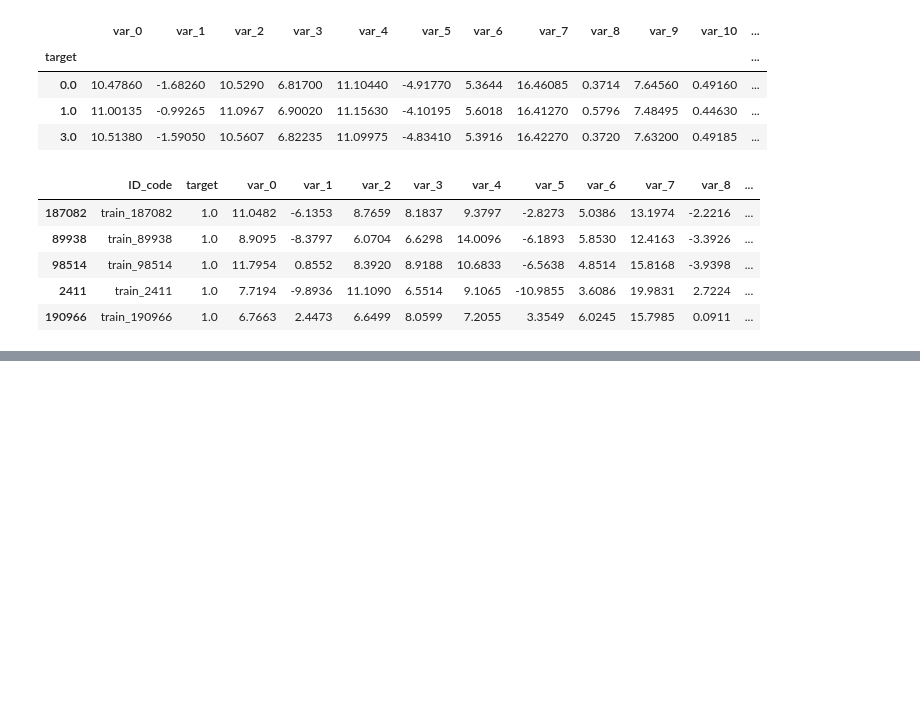
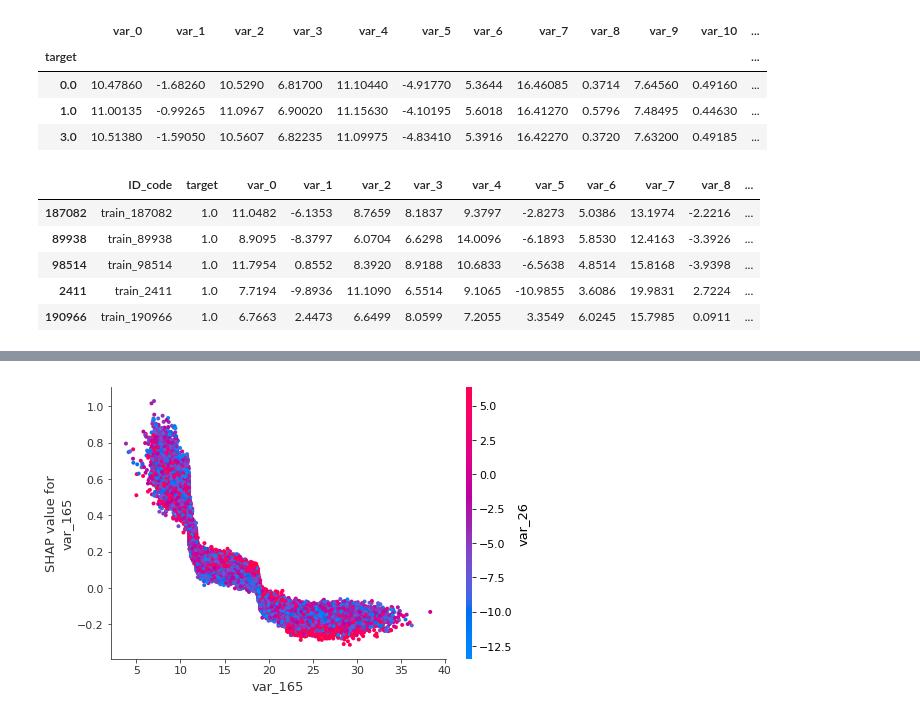
Before and after one commit to qiletan/santander-customer-transaction-prediction, a Jupyter notebook: notebooks/04_lgb_FE.ipynb, the cells around one changed output, grey strips where cells are left out. Saved outputs shown, nothing was run; the diff lists cells and outputs as text; code cells hidden in the pictures; blank space fills up the shorter version.

```diff
--- a/notebooks/04_lgb_FE.ipynb
+++ b/notebooks/04_lgb_FE.ipynb
@@ -297,0 +376,4 @@ most_wrong_1.head()
+# %%
+shap.dependence_plot("var_165", shap_values,X_train)
+# %% [output]
+[figure, added]
```
Also changed, not shown: parts of 15 cells of this notebook.
